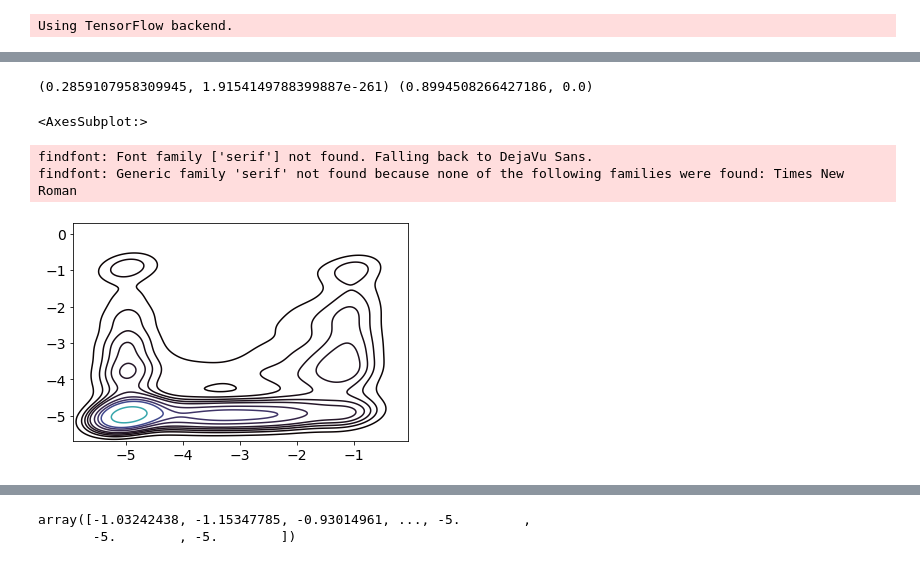
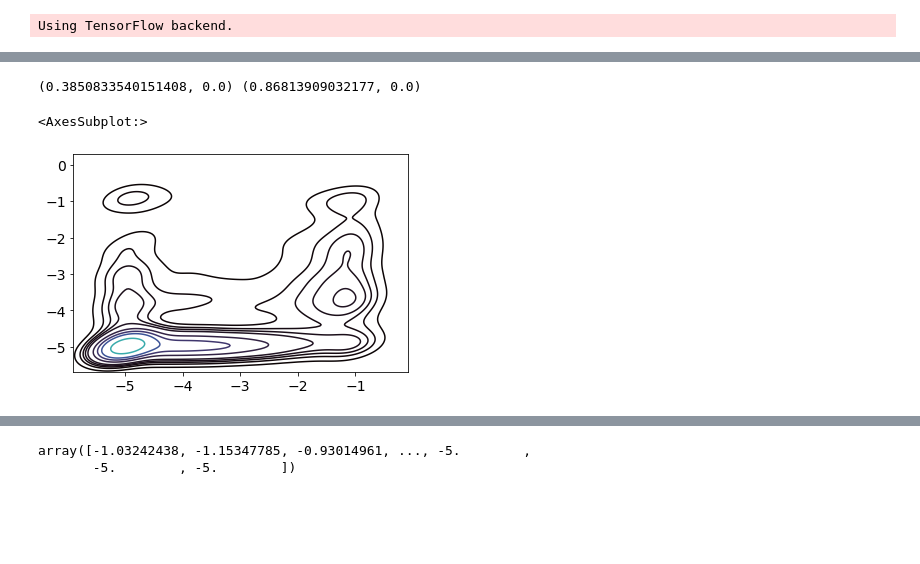
Before and after one commit to zj-zhang/Elektrum, a Jupyter notebook: notebooks/11-TL_model_analysis.ipynb, the cells around one changed output, grey strips where cells are left out. Cells and saved outputs as stored; diff of their text form; code cells hidden in the pictures; blank space fills up the shorter version.

Commit message:
Valid vs Test and model ensemble analysis in 11-TL.ipynb

```diff
--- a/notebooks/11-TL_model_analysis.ipynb
+++ b/notebooks/11-TL_model_analysis.ipynb
@@ -84,10 +97,10 @@ Non-trainable params: 560
 __________________________________________________________________________________________________
 # %%
-with h5py.File("./data/inVivoData.h5", "r") as store:
+with h5py.File("./data/inVivoData.newValidSplit.h5", "r") as store:
     t1 = store["test/Kleinsitver_mut/x"][()], store["test/Kleinsitver_mut/y"][()]
     t2 = store["test/Listgarten_mut/x"][()], store["test/Listgarten_mut/y"][()]
     t3 = store["test/Listgarten_indel/x"][()], store["test/Listgarten_indel/y"][()]
-    valid_data = store["valid/x"][()], store["valid/y"][()], store["valid/k"][()]
+    kin_data = store["kinetic/x"][()], store["kinetic/y"][()], store["kinetic/k"][()]
 # %%
 untrained_benchmarks = {
     "Kleinsitver": amb.reward_fn(model, t1)[0],
@@ -104,12 +117,12 @@ untrained_benchmarks
 # %%
 load_trained_weights = True
-if enable_load and load_trained_weights:
+if load_trained_weights:
     model.load_weights(os.path.join(target_wd, "weights", "trial_%i"%best_trial_id, "bestmodel.h5"))
     benchmarks = {
         "Kleinsitver": amb.reward_fn(model, t1)[0],
         "Listgarten": amb.reward_fn(model, t2)[0],
         "Listgarten_Indel": amb.reward_fn(model, t3)[0],
-        "Finkelstein": amb.reward_fn(model, valid_data)[0]
+        "Finkelstein": amb.reward_fn(model, kin_data)[0]
     }
     print(benchmarks)
 # %% [output]
@@ -151,14 +193,23 @@ if retrain is True:
 # %%
 if retrain is True:
-    model.load_weights(os.path.join(wd,"bestmodel_retrain.h5"))
+    try:
+        model.load_weights(os.path.join(wd,"bestmodel_retrain.h5"))
+        print("loaded retrained weights")
+    except:
+        print("retrain did not improve valid performance")
     retrain_benchmarks = {
         "Kleinsitver": amb.reward_fn(model, t1)[0],
         "Listgarten": amb.reward_fn(model, t2)[0],
         "Listgarten_Indel": amb.reward_fn(model, t3)[0],
-        "Finkelstein": amb.reward_fn(model, valid_data)[0]
+        "Finkelstein": amb.reward_fn(model, kin_data)[0]
     }
     print(retrain_benchmarks)
-    plt.plot(hist.history['loss'], label="train")
-    plt.plot(hist.history['val_loss'], label="valid")
-    plt.legend()
-    plt.title('model loss')
+    fig, axs = plt.subplots(1,2, figsize=(8,4))
+    axs[0].plot(hist.history['loss'], label="train")
+    axs[0].plot(hist.history['val_loss'], label="valid")
+    axs[0].legend()
+    axs[0].set_title('model loss')
+    axs[1].plot(hist.history['auc_1'], label="train")
+    axs[1].plot(hist.history['val_auc_1'], label="valid")
+    axs[1].legend()
+    axs[1].set_title('model auc')
@@ -174,22 +231,20 @@ old_pred_ks = layer_dict[k_layer_name].kinn_header.predict(layer_dict[k_layer_na
 # %%
-pred_k = kinetic_model.predict(valid_data[0]).flatten()
+pred_k = kinetic_model.predict(kin_data[0]).flatten()
 # %%
 sess = tf.keras.backend.get_session()
 old_pred_k = sess.run(layer_dict[k_layer_name].kinn_body(old_pred_ks)).flatten()
 # %%
 print(
-    ss.pearsonr(np.clip(pred_k, -5, -1), valid_data[2]),
-    ss.pearsonr(np.clip(old_pred_k, -5, -1), valid_data[2])
+    ss.pearsonr(np.clip(pred_k, -5, -1), kin_data[2]),
+    ss.pearsonr(np.clip(old_pred_k, -5, -1), kin_data[2])
 )
 # %% [output]
-(0.2859107958309945, 1.9154149788399887e-261) (0.8994508266427186, 0.0)
+(0.3850833540151408, 0.0) (0.86813909032177, 0.0)
 # %%
-sns.kdeplot(np.clip(pred_k, -5, -1), valid_data[2], fill=False, cmap="mako")
+sns.kdeplot(np.clip(pred_k, -5, -1), kin_data[2], fill=False, cmap="mako")
 # %% [output]
 <AxesSubplot:>
-findfont: Font family ['serif'] not found. Falling back to DejaVu Sans.
-findfont: Generic family 'serif' not found because none of the following families were found: Times New Roman
-[figure, old version]
+[figure, new version]
 # %%
 # every single model I trained on in vivo data predicts the last kinetic rate to be -1
 # so it must be some differences between in vitro vs in vivo
```
Also changed, not shown: parts of 18 cells of this notebook, 3 other files.
